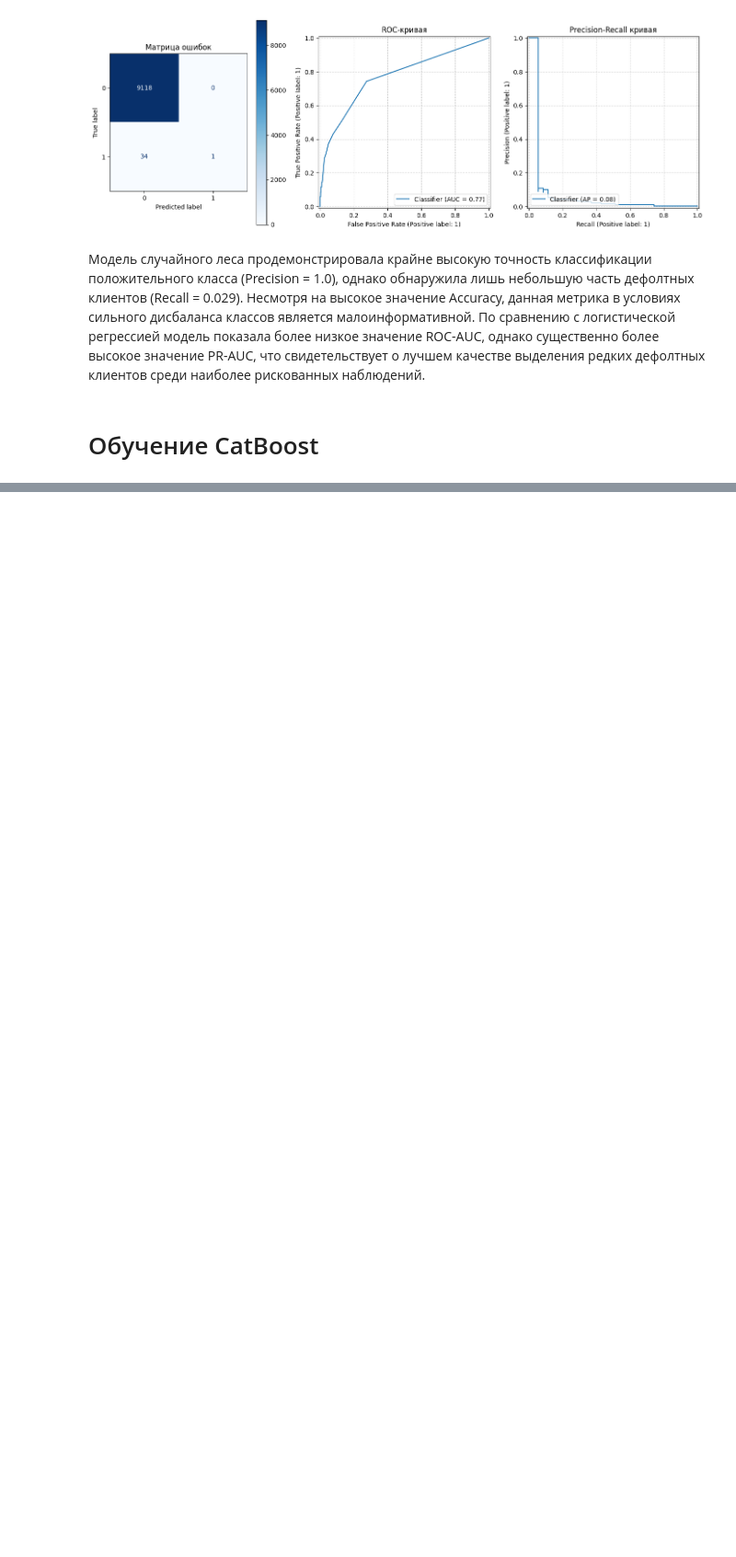
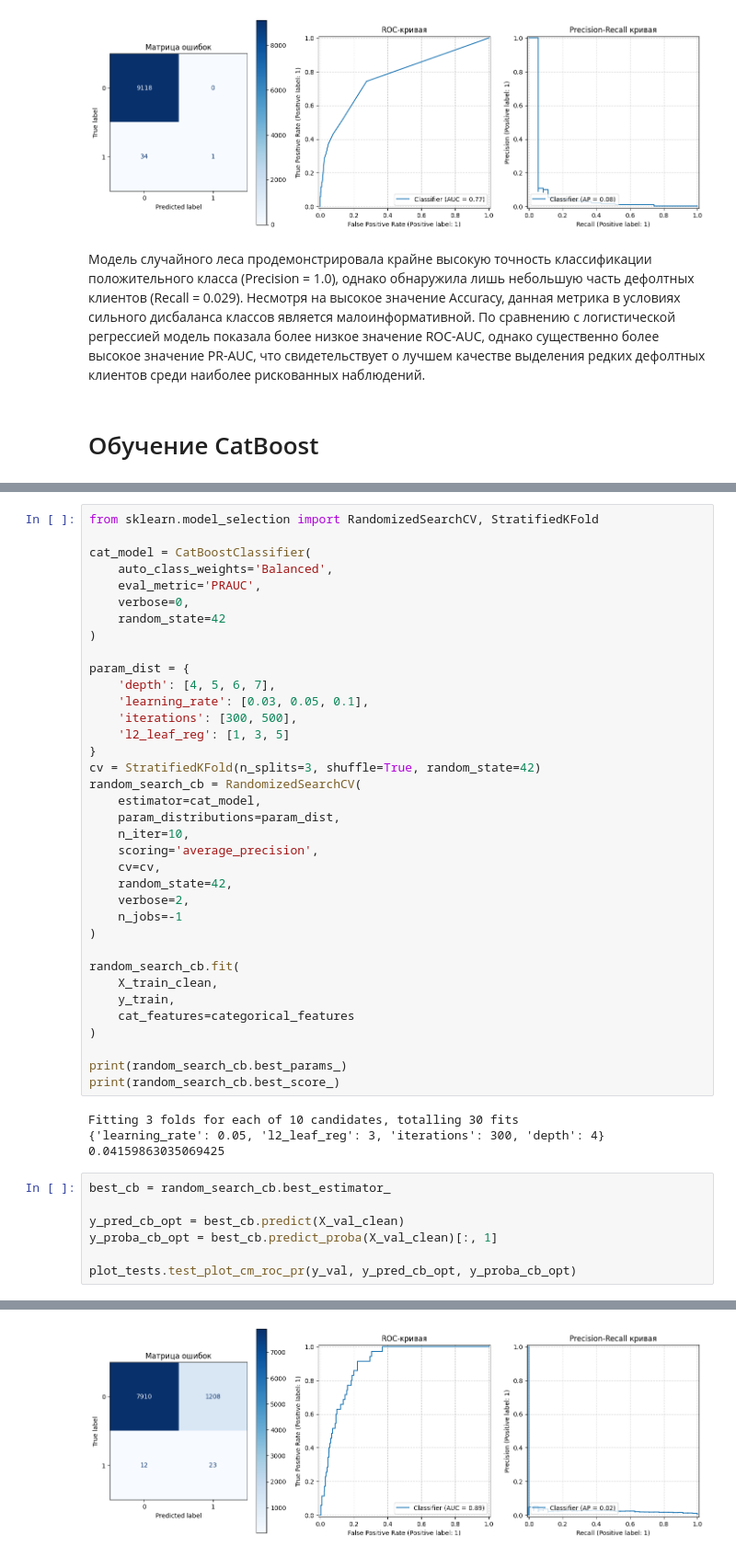
Before and after one commit to VadimTTT/credit_scoring, a Jupyter notebook: explore.ipynb, the cells around one changed output, grey strips where cells are left out. Shown at 92% size. Saved outputs shown, nothing was run; the diff lists cells and outputs as text; blank space fills up the shorter version.

```diff
--- a/explore.ipynb
+++ b/explore.ipynb
@@ -639,0 +705,48 @@ param_grid = {
+# %%
+from sklearn.model_selection import RandomizedSearchCV, StratifiedKFold
+
+cat_model = CatBoostClassifier(
+    auto_class_weights='Balanced',
+    eval_metric='PRAUC',
+    verbose=0,
+    random_state=42
+)
+
+param_dist = {
+    'depth': [4, 5, 6, 7],
+    'learning_rate': [0.03, 0.05, 0.1],
+    'iterations': [300, 500],
+    'l2_leaf_reg': [1, 3, 5]
+}
+cv = StratifiedKFold(n_splits=3, shuffle=True, random_state=42)
+random_search_cb = RandomizedSearchCV(
+    estimator=cat_model,
+    param_distributions=param_dist,
+    n_iter=10,
+    scoring='average_precision',
+    cv=cv,
+    random_state=42,
+    verbose=2,
+    n_jobs=-1
+)
+
+random_search_cb.fit(
+    X_train_clean,
+    y_train,
+    cat_features=categorical_features
+)
+
+print(random_search_cb.best_params_)
+print(random_search_cb.best_score_)
+# %% [output]
+Fitting 3 folds for each of 10 candidates, totalling 30 fits
+{'learning_rate': 0.05, 'l2_leaf_reg': 3, 'iterations': 300, 'depth': 4}
+0.04159863035069425
+# %%
+best_cb = random_search_cb.best_estimator_
+
+y_pred_cb_opt = best_cb.predict(X_val_clean)
+y_proba_cb_opt = best_cb.predict_proba(X_val_clean)[:, 1]
+
+plot_tests.test_plot_cm_roc_pr(y_val, y_pred_cb_opt, y_proba_cb_opt)
+# %% [output]
@@ -639,0 +768 @@ param_grid = {
+[figure, added]
```
Also changed, not shown: parts of 18 cells of this notebook.
